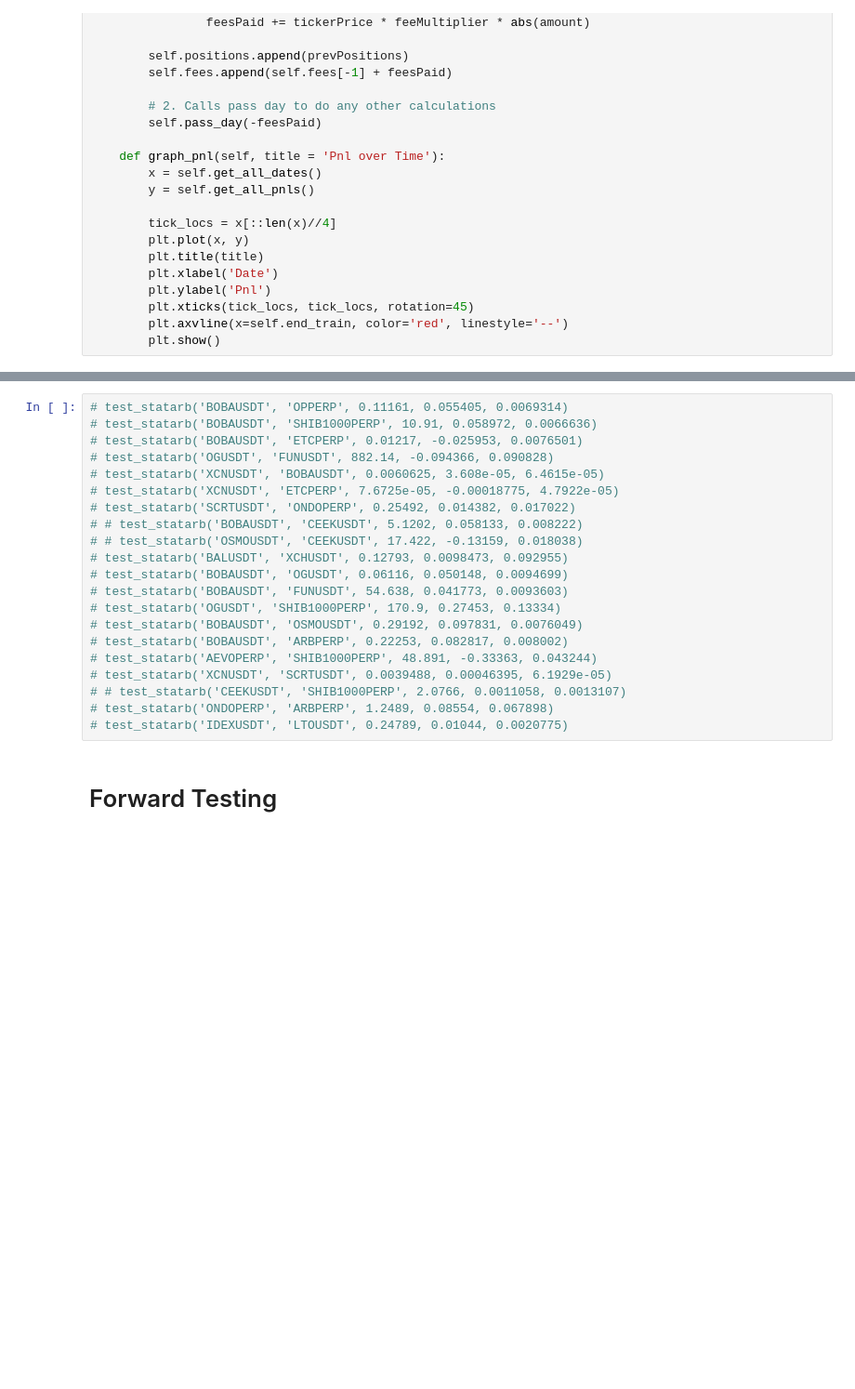
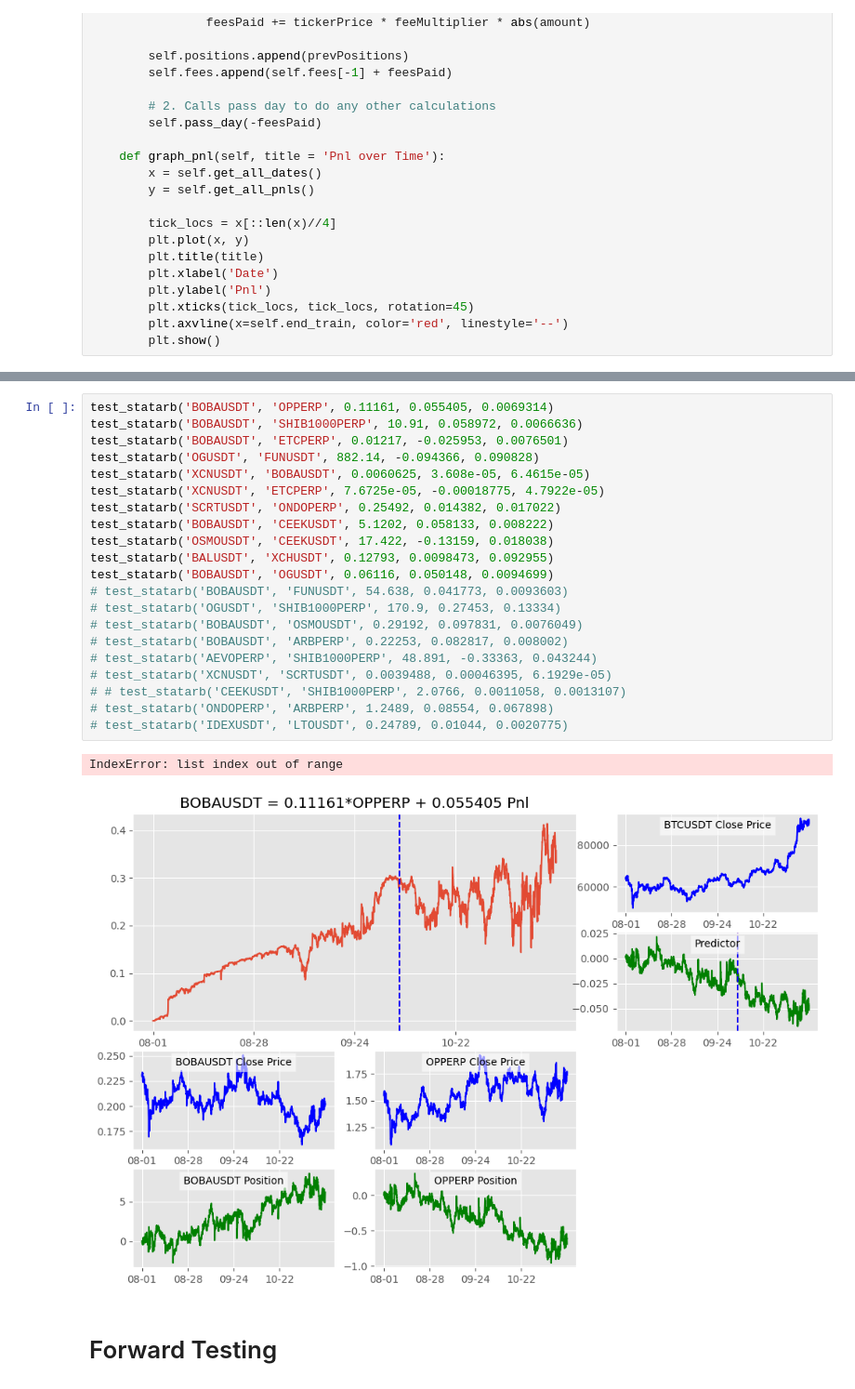
Before and after one commit to akhilkammila/cryptoAnalysis, a Jupyter notebook: cryptoAnalysis/backtest.ipynb, the cells around one changed output, grey strips where cells are left out. Shown at 93% size. Cells and saved outputs as stored; diff of their text form; blank space fills up the shorter version.

```diff
--- a/cryptoAnalysis/backtest.ipynb
+++ b/cryptoAnalysis/backtest.ipynb
@@ -338,26 +341,29 @@ def test_statarb(stock1, stock2, slope, intercept, signalStd=1):
 
     graph_statarb(stock1, stock2, slope, intercept, engine, stopLoss)
 # %%
-# test_statarb('BOBAUSDT', 'OPPERP', 0.11161, 0.055405, 0.0069314)
-# test_statarb('BOBAUSDT', 'SHIB1000PERP', 10.91, 0.058972, 0.0066636)
-# test_statarb('BOBAUSDT', 'ETCPERP', 0.01217, -0.025953, 0.0076501)
-# test_statarb('OGUSDT', 'FUNUSDT', 882.14, -0.094366, 0.090828)
-# test_statarb('XCNUSDT', 'BOBAUSDT', 0.0060625, 3.608e-05, 6.4615e-05)
-# test_statarb('XCNUSDT', 'ETCPERP', 7.6725e-05, -0.00018775, 4.7922e-05)
-# test_statarb('SCRTUSDT', 'ONDOPERP', 0.25492, 0.014382, 0.017022)
-# # test_statarb('BOBAUSDT', 'CEEKUSDT', 5.1202, 0.058133, 0.008222)
-# # test_statarb('OSMOUSDT', 'CEEKUSDT', 17.422, -0.13159, 0.018038)
-# test_statarb('BALUSDT', 'XCHUSDT', 0.12793, 0.0098473, 0.092955)
-# test_statarb('BOBAUSDT', 'OGUSDT', 0.06116, 0.050148, 0.0094699)
+test_statarb('BOBAUSDT', 'OPPERP', 0.11161, 0.055405, 0.0069314)
+test_statarb('BOBAUSDT', 'SHIB1000PERP', 10.91, 0.058972, 0.0066636)
+test_statarb('BOBAUSDT', 'ETCPERP', 0.01217, -0.025953, 0.0076501)
+test_statarb('OGUSDT', 'FUNUSDT', 882.14, -0.094366, 0.090828)
+test_statarb('XCNUSDT', 'BOBAUSDT', 0.0060625, 3.608e-05, 6.4615e-05)
+test_statarb('XCNUSDT', 'ETCPERP', 7.6725e-05, -0.00018775, 4.7922e-05)
+test_statarb('SCRTUSDT', 'ONDOPERP', 0.25492, 0.014382, 0.017022)
+test_statarb('BOBAUSDT', 'CEEKUSDT', 5.1202, 0.058133, 0.008222)
+test_statarb('OSMOUSDT', 'CEEKUSDT', 17.422, -0.13159, 0.018038)
+test_statarb('BALUSDT', 'XCHUSDT', 0.12793, 0.0098473, 0.092955)
+test_statarb('BOBAUSDT', 'OGUSDT', 0.06116, 0.050148, 0.0094699)
 # test_statarb('BOBAUSDT', 'FUNUSDT', 54.638, 0.041773, 0.0093603)
 # test_statarb('OGUSDT', 'SHIB1000PERP', 170.9, 0.27453, 0.13334)
 # test_statarb('BOBAUSDT', 'OSMOUSDT', 0.29192, 0.097831, 0.0076049)
 # test_statarb('BOBAUSDT', 'ARBPERP', 0.22253, 0.082817, 0.008002)
 # test_statarb('AEVOPERP', 'SHIB1000PERP', 48.891, -0.33363, 0.043244)
 # test_statarb('XCNUSDT', 'SCRTUSDT', 0.0039488, 0.00046395, 6.1929e-05)
 # # test_statarb('CEEKUSDT', 'SHIB1000PERP', 2.0766, 0.0011058, 0.0013107)
 # test_statarb('ONDOPERP', 'ARBPERP', 1.2489, 0.08554, 0.067898)
 # test_statarb('IDEXUSDT', 'LTOUSDT', 0.24789, 0.01044, 0.0020775)
+# %% [output]
+IndexError: list index out of range
+[figure, added]
 # %% [markdown]
 # Forward Testing
 # %%
```
Also changed, not shown: parts of 5 cells of this notebook.
